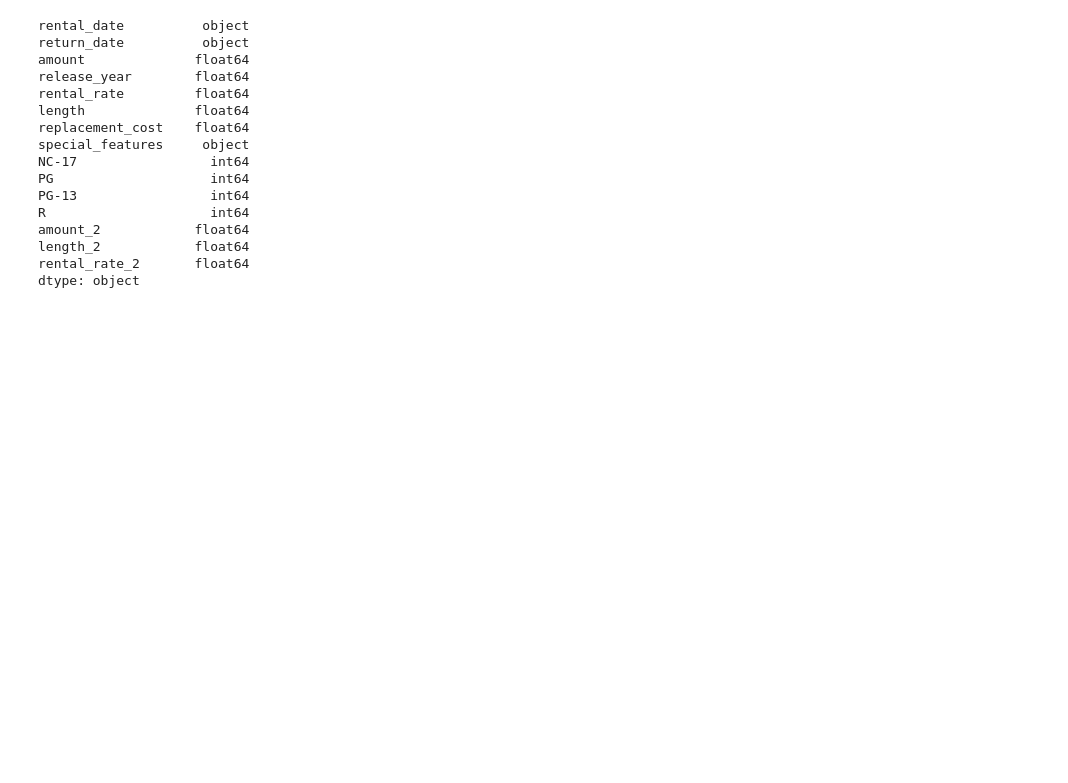
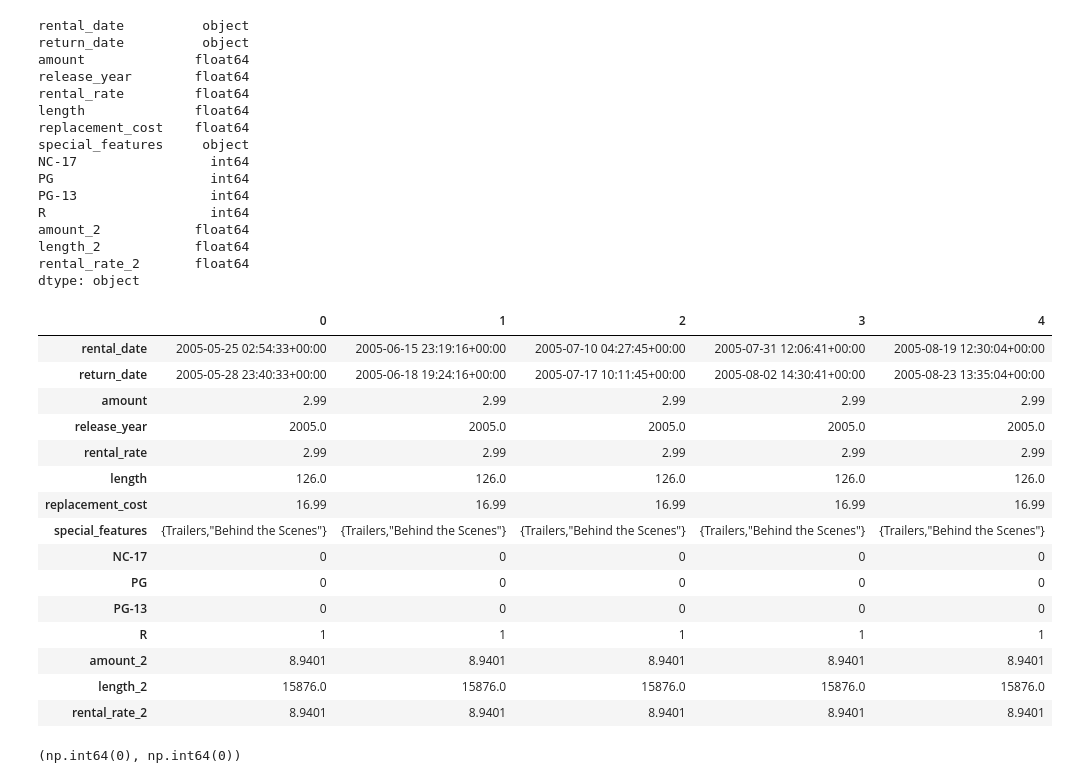
Before and after one commit to EfomahFidelis/Predicting-Movie-Rental-Durations, a Jupyter notebook: Predict_movie_rental_durations.ipynb, the cells around one changed output. Cells and saved outputs as stored; diff of their text form; code cells hidden in the pictures; blank space fills up the shorter version.

```diff
--- a/Predict_movie_rental_durations.ipynb
+++ b/Predict_movie_rental_durations.ipynb
@@ -53,3 +110,23 @@ amount_2            float64
 length_2            float64
 rental_rate_2       float64
 dtype: object
+# %%
+# verify dataset inconsistencies have been remove
+df_rental.head().T
+# %% [output]
+|  | 0 | 1 | 2 | 3 | 4 |
+| rental_date | 2005-05-25 02:54:33+00:00 | 2005-06-15 23:19:16+00:00 | 2005-07-10 04:27:45+00:00 | 2005-07-31 12:06:41+00:00 | 2005-08-19 12:30:04+00:00 |
+| return_date | 2005-05-28 23:40:33+00:00 | 2005-06-18 19:24:16+00:00 | 2005-07-17 10:11:45+00:00 | 2005-08-02 14:30:41+00:00 | 2005-08-23 13:35:04+00:00 |
+| amount | 2.99 | 2.99 | 2.99 | 2.99 | 2.99 |
+| release_year | 2005.0 | 2005.0 | 2005.0 | 2005.0 | 2005.0 |
+| rental_rate | 2.99 | 2.99 | 2.99 | 2.99 | 2.99 |
+| length | 126.0 | 126.0 | 126.0 | 126.0 | 126.0 |
+| replacement_cost | 16.99 | 16.99 | 16.99 | 16.99 | 16.99 |
+| special_features | {Trailers,"Behind the Scenes"} | {Trailers,"Behind the Scenes"} | {Trailers,"Behind the Scenes"} | {Trailers,"Behind the Scenes"} | {Trailers,"Behind the Scenes"} |
+| NC-17 | 0 | 0 | 0 | 0 | 0 |
+| PG | 0 | 0 | 0 | 0 | 0 |
+| PG-13 | 0 | 0 | 0 | 0 | 0 |
+| R | 1 | 1 | 1 | 1 | 1 |
+| amount_2 | 8.9401 | 8.9401 | 8.9401 | 8.9401 | 8.9401 |
+| length_2 | 15876.0 | 15876.0 | 15876.0 | 15876.0 | 15876.0 |
+| rental_rate_2 | 8.9401 | 8.9401 | 8.9401 | 8.9401 | 8.9401 |
@@ -55,0 +138,9 @@ dtype: object
+# %%
+# check for missing values in rental date and return date
+
+rental_date = df_rental["rental_date"].isnull().sum()
+return_date = df_rental["return_date"].isnull().sum()
+
+rental_date, return_date
+# %% [output]
+(np.int64(0), np.int64(0))
```
Also changed, not shown: parts of 8 cells of this notebook.
